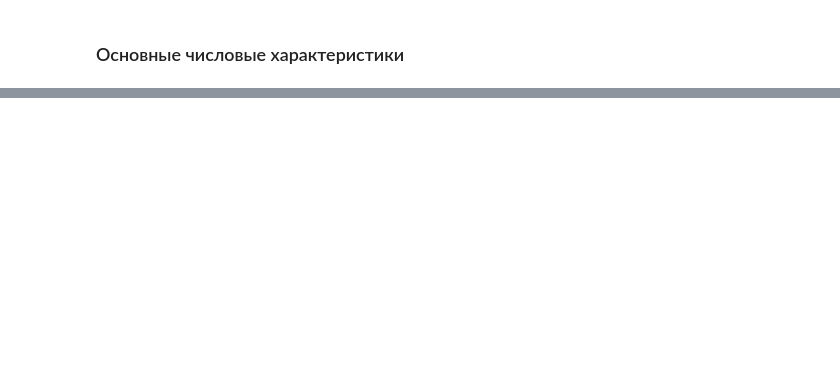
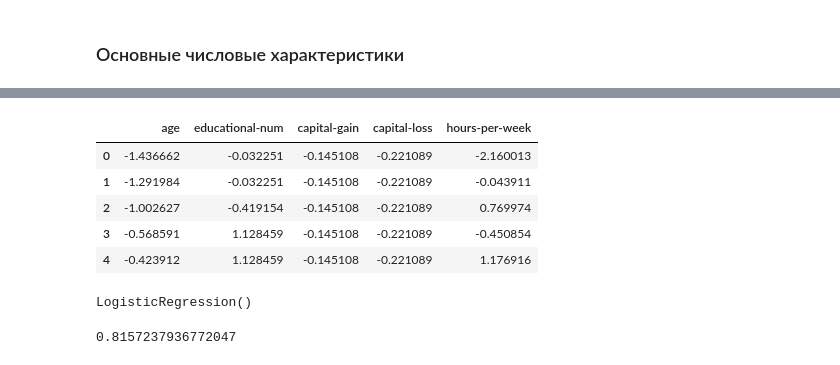
Before and after one commit to Makerov/Adult_Income_Raiff, a Jupyter notebook: income_forecast.ipynb, the cells around one changed output, grey strips where cells are left out. Saved outputs shown, nothing was run; the diff lists cells and outputs as text; code cells hidden in the pictures; blank space fills up the shorter version.

```diff
--- a/income_forecast.ipynb
+++ b/income_forecast.ipynb
@@ -250,0 +273,36 @@ corr.style.background_gradient(cmap='coolwarm')
+# %%
+X = data.drop('income', axis=1)
+y = data['income']
+# %%
+#X = X.drop(['workclass','marital-status','education', 'occupation','relationship', 'race', 'gender'], axis=1)
+X = X.drop(['native-country'], axis=1)
+# %%
+from sklearn.metrics import accuracy_score
+from sklearn.model_selection import train_test_split
+
+Xtrain, Xtest, ytrain, ytest = train_test_split(X, y, test_size=0.25, random_state=42)
+# %%
+import pandas as pd
+from sklearn.preprocessing import StandardScaler
+
+ss = StandardScaler()
+ss.fit(Xtrain)
+
+Xtrain = pd.DataFrame(ss.transform(Xtrain), columns=X.columns)
+Xtest = pd.DataFrame(ss.transform(Xtest), columns=X.columns)
+
+Xtrain.head()
+# %% [output]
+|  | age | educational-num | capital-gain | capital-loss | hours-per-week |
+| 0 | -1.436662 | -0.032251 | -0.145108 | -0.221089 | -2.160013 |
+| 1 | -1.291984 | -0.032251 | -0.145108 | -0.221089 | -0.043911 |
+| 2 | -1.002627 | -0.419154 | -0.145108 | -0.221089 | 0.769974 |
+| 3 | -0.568591 | 1.128459 | -0.145108 | -0.221089 | -0.450854 |
+| 4 | -0.423912 | 1.128459 | -0.145108 | -0.221089 | 1.176916 |
+# %%
+from sklearn.linear_model import LogisticRegression
+
+model = LogisticRegression() # объявление модели
+model.fit(Xtrain, ytrain) # обучение модели
+# %% [output]
+LogisticRegression()
@@ -250,0 +311,4 @@ corr.style.background_gradient(cmap='coolwarm')
+# %%
+accuracy_score(ytest, pred_test)
+# %% [output]
+0.8157237936772047
```
Also changed, not shown: parts of 16 cells of this notebook.
